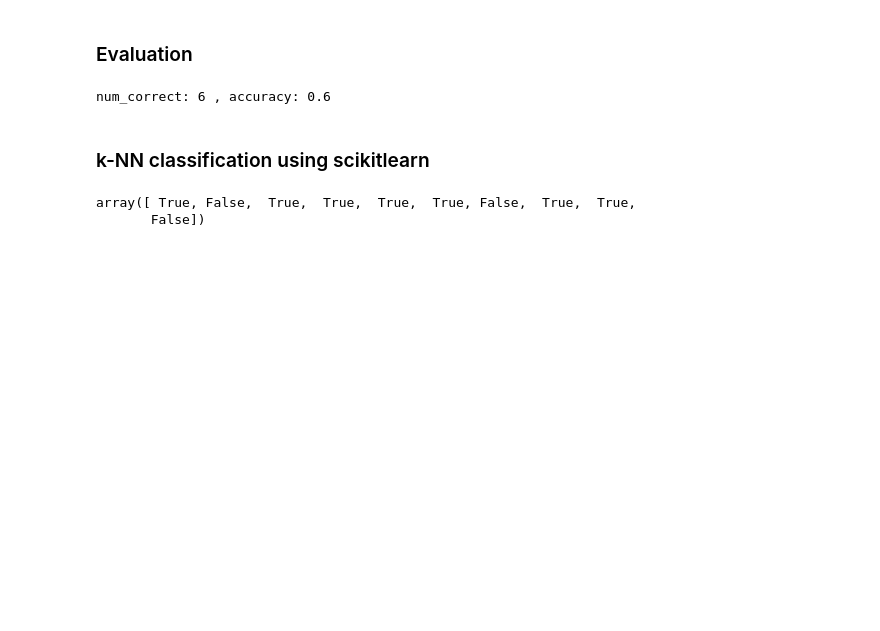
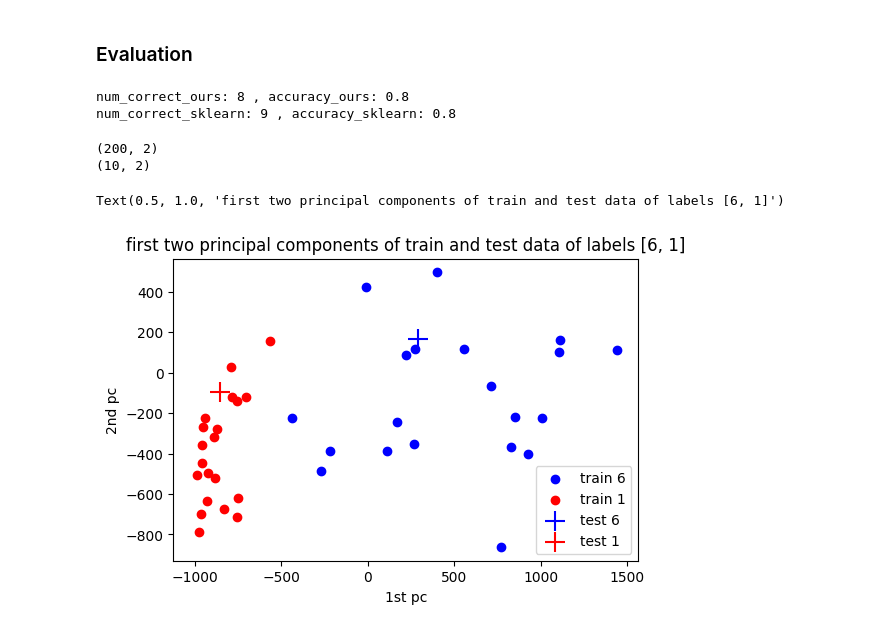
Before and after one commit to malekosh/IMLCV19, a Jupyter notebook: Day2/supervised_learning.ipynb, the cells around one changed output. Saved outputs shown, nothing was run; the diff lists cells and outputs as text; code cells hidden in the pictures; blank space fills up the shorter version.

Commit message:
Day2, Supervised Learning, k-NN Classification + Visulaization

```diff
--- a/Day2/supervised_learning.ipynb
+++ b/Day2/supervised_learning.ipynb
@@ -133,21 +142,50 @@ predicted_labels: [4 7 1 5 3 0 7 1 6 9] , test_labels: [4 9 1 5 3 0 2 8 6 7]
 # %% [markdown]
 ### Evaluation
-# %%
-num_correct = np.sum(predicted_labels == test_labels)
-accuracy = num_correct / n_test
-
-print('num_correct:', num_correct, ',', 'accuracy:', accuracy)
-# %% [output]
-num_correct: 6 , accuracy: 0.6
-# %% [markdown]
-### k-NN classification using scikitlearn
-# %%
-from sklearn.neighbors.classification import KNeighborsClassifier
-
-kNN = KNeighborsClassifier(n_neighbors=3)
-kNN.fit(train_data, train_labels)
-p = kNN.predict(test_data)
-p == test_labels
-# %% [output]
-array([ True, False,  True,  True,  True,  True, False,  True,  True,
-       False])
+# %%
+num_correct_ours = np.sum(predicted_labels == test_labels)
+accuracy_ours = num_correct / n_test
+
+num_correct_sklearn = np.sum(predicted_labels_sklearn == test_labels)
+accuracy_sklearn = num_correct / n_test
+
+print('num_correct_ours:', num_correct_ours, ',', 'accuracy_ours:', accuracy_ours)
+print('num_correct_sklearn:', num_correct_sklearn, ',', 'accuracy_sklearn:', accuracy_sklearn)
+# %% [output]
+num_correct_ours: 8 , accuracy_ours: 0.8
+num_correct_sklearn: 9 , accuracy_sklearn: 0.8
+# %%
+from sklearn.decomposition import PCA
+
+# apply PCA for dimensionality reduction
+pca = PCA(n_components=2)
+
+pc_train = pca.fit_transform(train_data)
+print(pc_train.shape)
+
+pc_test = pca.transform(test_data)
+print(pc_test.shape)
+
+vis_labels = [6,1]
+
+vis_train_l1 = pc_train[train_labels == vis_labels[0]]
+vis_train_l2 = pc_train[train_labels == vis_labels[1]]
+
+vis_test_l1 = pc_test[test_labels == vis_labels[0]]
+vis_test_l2 = pc_test[test_labels == vis_labels[1]]
+
+fig = plt.figure(dpi=100)
+plt.scatter(vis_train_l1[:,0], vis_train_l1[:,1], c='b', label='train ' + str(vis_labels[0]))
+plt.scatter(vis_train_l2[:,0], vis_train_l2[:,1], c='r', label='train ' + str(vis_labels[1]))
+
+plt.scatter(vis_test_l1[:,0], vis_test_l1[:,1], c='b', s=200, marker='+', label='test ' + str(vis_labels[0]))
+plt.scatter(vis_test_l2[:,0], vis_test_l2[:,1], c='r', s=200, marker='+', label='test ' + str(vis_labels[1]))
+
+plt.legend()
+plt.xlabel('1st pc')
+plt.ylabel('2nd pc')
+plt.title('first two principal components of train and test data of labels ' + str(vis_labels))
+# %% [output]
+(200, 2)
+(10, 2)
+Text(0.5, 1.0, 'first two principal components of train and test data of labels [6, 1]')
+[figure, added]
```
Also changed, not shown: parts of 4 cells of this notebook, 1 other file.
